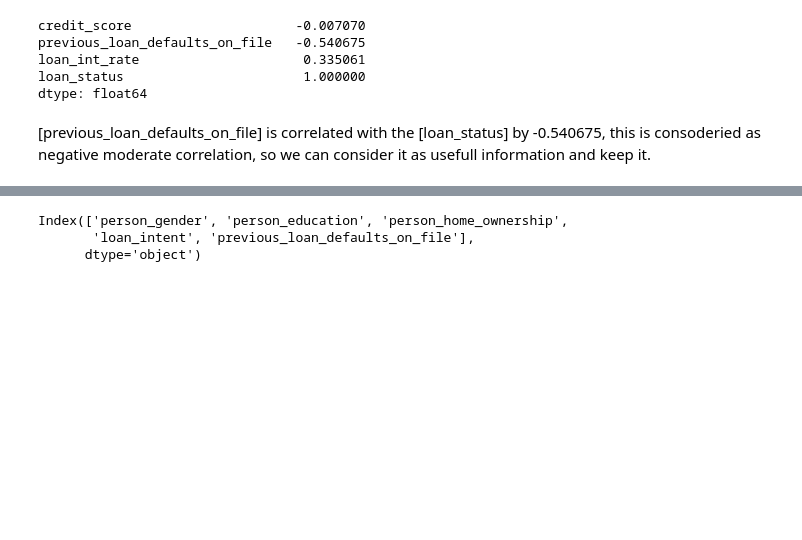
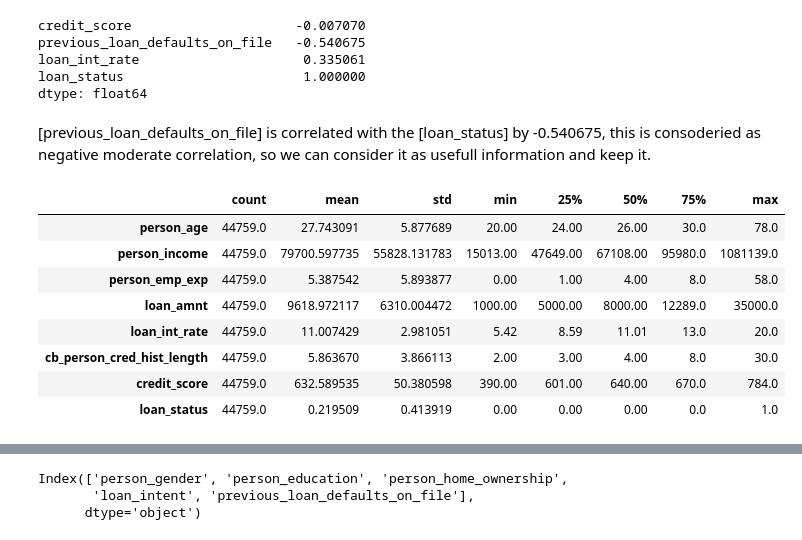
Before and after one commit to qandos-git/loan-approval-mlflow, a Jupyter notebook: experiments.ipynb, the cells around one changed output, grey strips where cells are left out. Cells and saved outputs as stored; diff of their text form; code cells hidden in the pictures; blank space fills up the shorter version.

```diff
--- a/experiments.ipynb
+++ b/experiments.ipynb
@@ -280,6 +279,18 @@ loan_status                       1.000000
 dtype: float64
 # %% [markdown]
 [previous_loan_defaults_on_file] is correlated with the [loan_status] by -0.540675, this is consoderied as negative moderate correlation, so we can consider it as usefull information and keep it.
+# %%
+df.describe().T
+# %% [output]
+|  | count | mean | std | min | 25% | 50% | 75% | max |
+| person_age | 44759.0 | 27.743091 | 5.877689 | 20.00 | 24.00 | 26.00 | 30.0 | 78.0 |
+| person_income | 44759.0 | 79700.597735 | 55828.131783 | 15013.00 | 47649.00 | 67108.00 | 95980.0 | 1081139.0 |
+| person_emp_exp | 44759.0 | 5.387542 | 5.893877 | 0.00 | 1.00 | 4.00 | 8.0 | 58.0 |
+| loan_amnt | 44759.0 | 9618.972117 | 6310.004472 | 1000.00 | 5000.00 | 8000.00 | 12289.0 | 35000.0 |
+| loan_int_rate | 44759.0 | 11.007429 | 2.981051 | 5.42 | 8.59 | 11.01 | 13.0 | 20.0 |
+| cb_person_cred_hist_length | 44759.0 | 5.863670 | 3.866113 | 2.00 | 3.00 | 4.00 | 8.0 | 30.0 |
+| credit_score | 44759.0 | 632.589535 | 50.380598 | 390.00 | 601.00 | 640.00 | 670.0 | 784.0 |
+| loan_status | 44759.0 | 0.219509 | 0.413919 | 0.00 | 0.00 | 0.00 | 0.0 | 1.0 |
 # %%
 X = df.drop(columns='loan_status',axis=1)
 y = df['loan_status']
```
Also changed, not shown: parts of 18 cells of this notebook, 21 other files.
